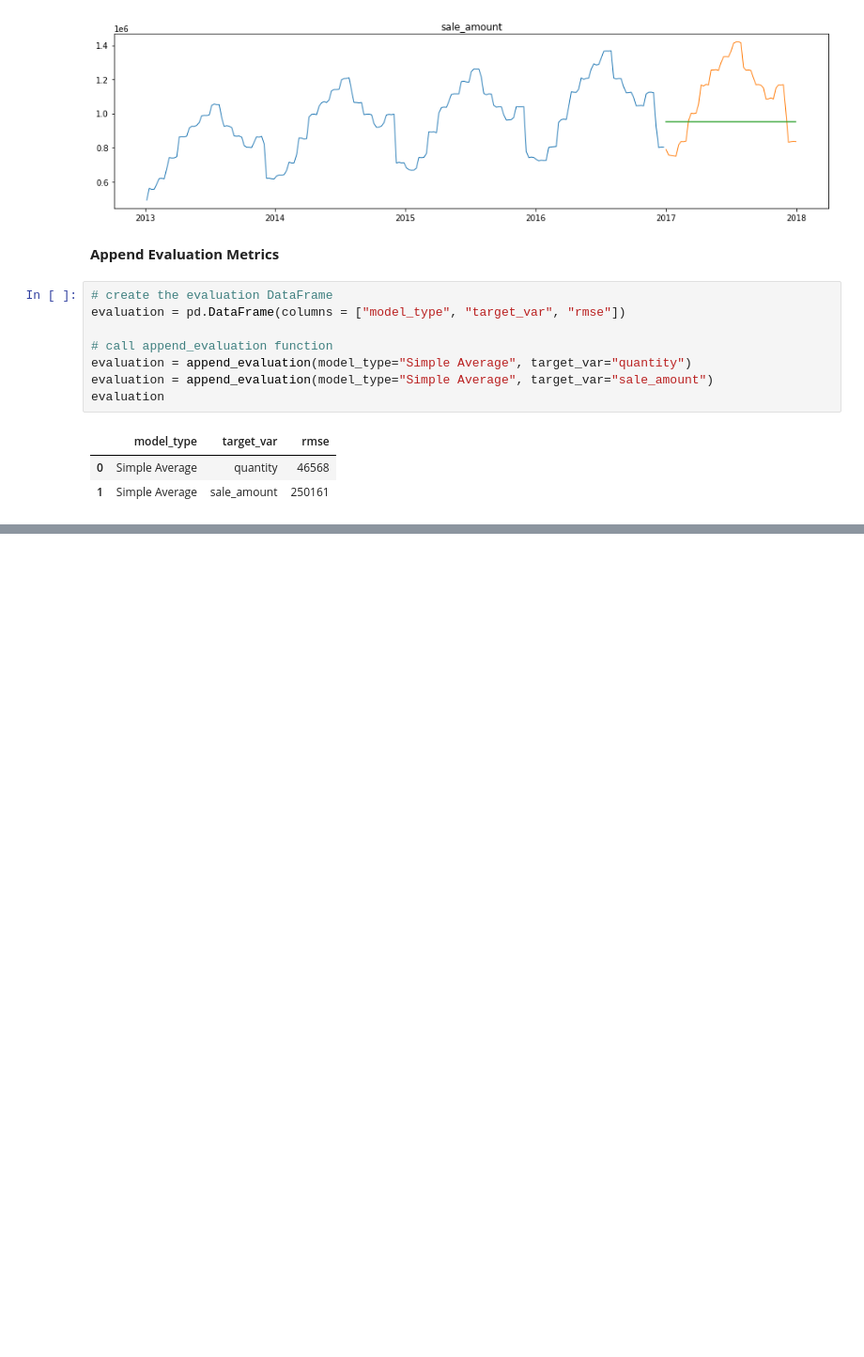
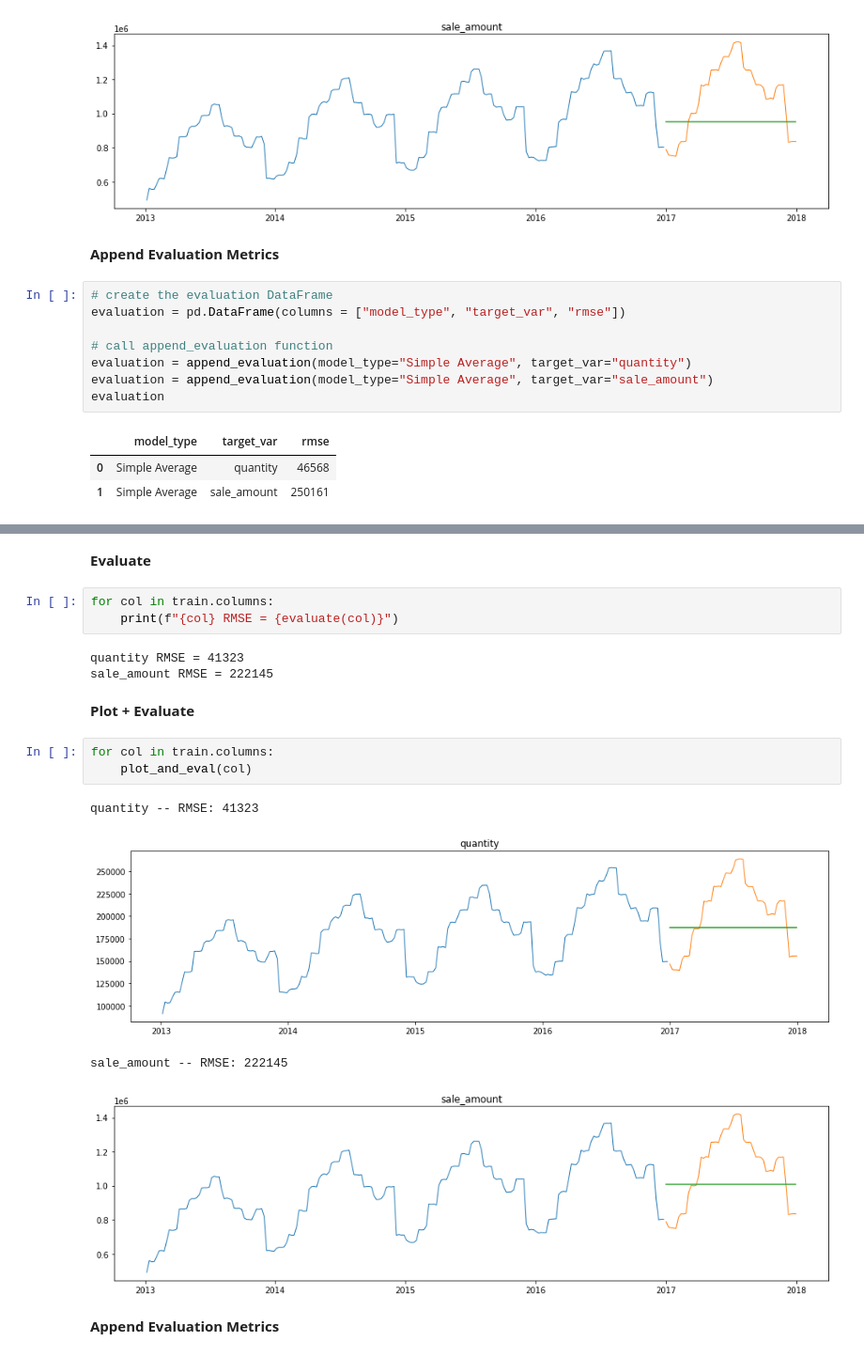
Before and after one commit to aleclhartman/ds-methodologies-exercises, a Jupyter notebook: time_series/modeling.ipynb, the cells around one changed output, grey strips where cells are left out. Shown: that part at 94% size. Drawn from its saved outputs; the diff is of its cells as text; blank space fills up the shorter version.

```diff
--- a/time_series/modeling.ipynb
+++ b/time_series/modeling.ipynb
@@ -258,0 +281,20 @@ evaluation
+# %% [markdown]
+**Evaluate**
+# %%
+for col in train.columns:
+    print(f"{col} RMSE = {evaluate(col)}")
+# %% [output]
+quantity RMSE = 41323
+sale_amount RMSE = 222145
+# %% [markdown]
+**Plot + Evaluate**
+# %%
+for col in train.columns:
+    plot_and_eval(col)
+# %% [output]
+quantity -- RMSE: 41323
+[figure, added]
+sale_amount -- RMSE: 222145
+[figure, added]
+# %% [markdown]
+**Append Evaluation Metrics**
```
Also changed, not shown: parts of 6 cells of this notebook, 1 other file.
